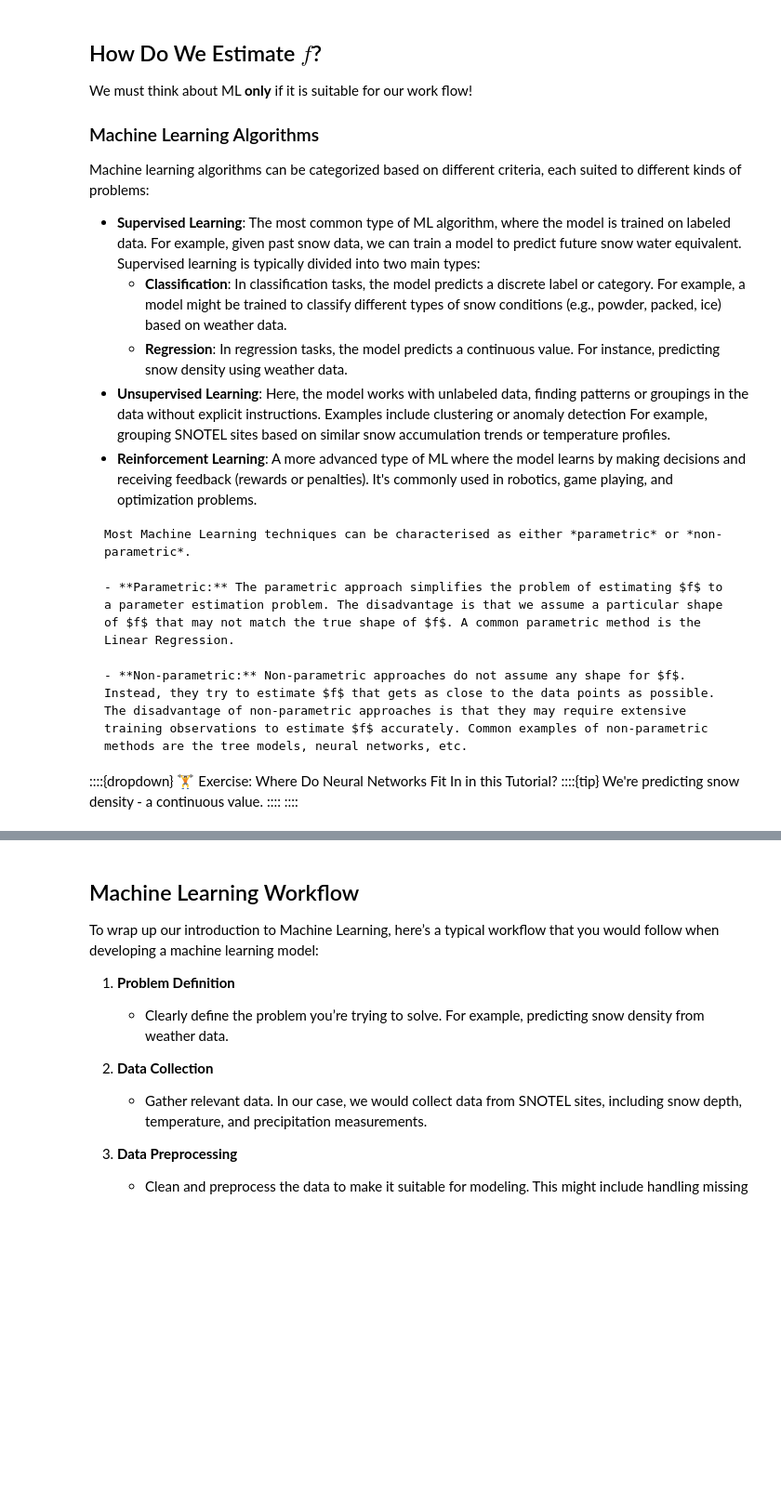
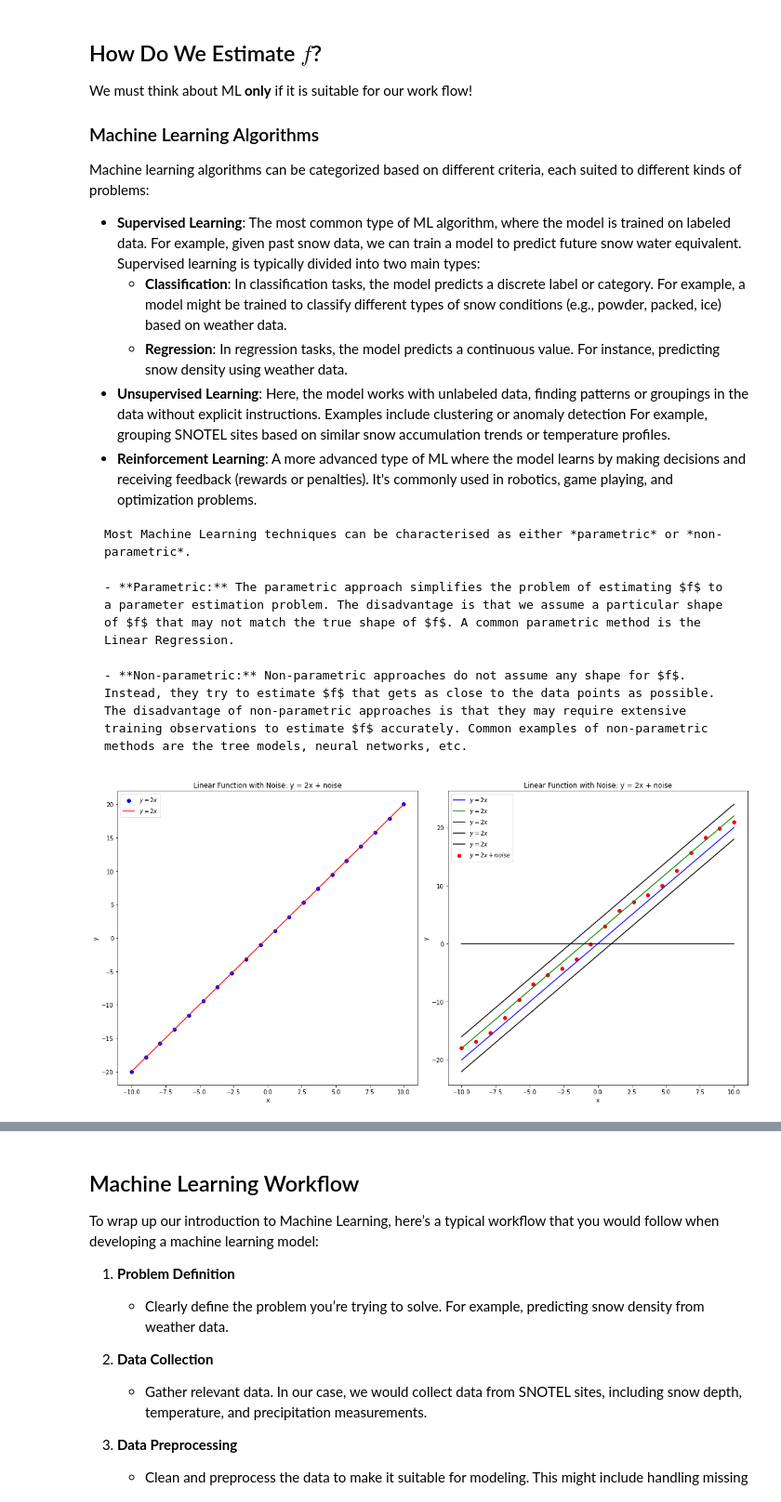
Before and after one commit to eviofekeze/geoph_ml_dl_session, a Jupyter notebook: 00_ML_refresher.ipynb, the cells around one changed output, grey strips where cells are left out. Shown: that part at 93% size. Cells and saved outputs as stored; diff of their text form; code cells hidden in the pictures; blank space fills up the shorter version.

Commit message:
graph

````diff
--- a/00_ML_refresher.ipynb
+++ b/00_ML_refresher.ipynb
@@ -93,9 +84,53 @@ Most Machine Learning techniques can be characterised as either *parametric* or
 
 - **Non-parametric:** Non-parametric approaches do not assume any shape for $f$. Instead, they try to estimate $f$ that gets as close to the data points as possible. The disadvantage of non-parametric approaches is that they may require extensive training observations to estimate $f$ accurately. Common examples of non-parametric methods are the tree models, neural networks, etc.
 ```
-
-::::{dropdown} 🏋️ Exercise: Where Do Neural Networks Fit In in this Tutorial?
-::::{tip}
-We're predicting snow density - a continuous value.
-::::
-::::
+# %%
+import numpy as np
+import matplotlib.pyplot as plt
+
+
+
+def linear_function(x: float, noise: bool = False) -> float:
+    """
+    function to produce dummy linear data and add noise
+
+    """
+    if noise:
+        the_noise = np.sin(x) + np.random.normal(0, 3)
+        y = (2 * x) + the_noise
+    else:
+        y = 2 * x
+
+    return y
+# %%
+np.random.seed(42)
+
+x_values = np.linspace(-10, 10, 20)
+y_values = linear_function(x = x_values)
+y_with_noise = linear_function(x=x_values, noise = True)
+
+fig, axs = plt.subplots(1, 2, figsize=(16, 8))
+
+axs[0].scatter(x_values, y_values, label=r'$y = 2x$', color='blue')
+axs[0].plot(x_values, y_values, label=r'$y = 2x$', color='red')
+axs[0].set_title('Linear Function with Noise: y = 2x + noise')
+axs[0].set_xlabel('x')
+axs[0].set_ylabel('y')
+axs[0].legend()
+
+axs[1].plot(x_values, y_values, label=r'$y = 2x$', color='blue')
+axs[1].plot(x_values, y_values + 2, label=r'$y = 2x$', color='green')
+axs[1].plot(x_values, y_values - 2, label=r'$y = 2x$', color='black')
+axs[1].plot(x_values, y_values + 4, label=r'$y = 2x$', color='black')
+axs[1].plot(x_values, [0] * x_values.shape[0], label=r'$y = 2x$', color='black')
+
+axs[1].scatter(x_values, y_with_noise, label=r'$y = 2x + noise$', color='red')
+axs[1].set_title('Linear Function with Noise: y = 2x + noise')
+axs[1].set_xlabel('x')
+axs[1].set_ylabel('y')
+axs[1].legend()
+
+plt.tight_layout()
+plt.show()
+# %% [output]
+[figure, added]
````
Also changed, not shown: parts of 3 cells of this notebook, 1 other file.
